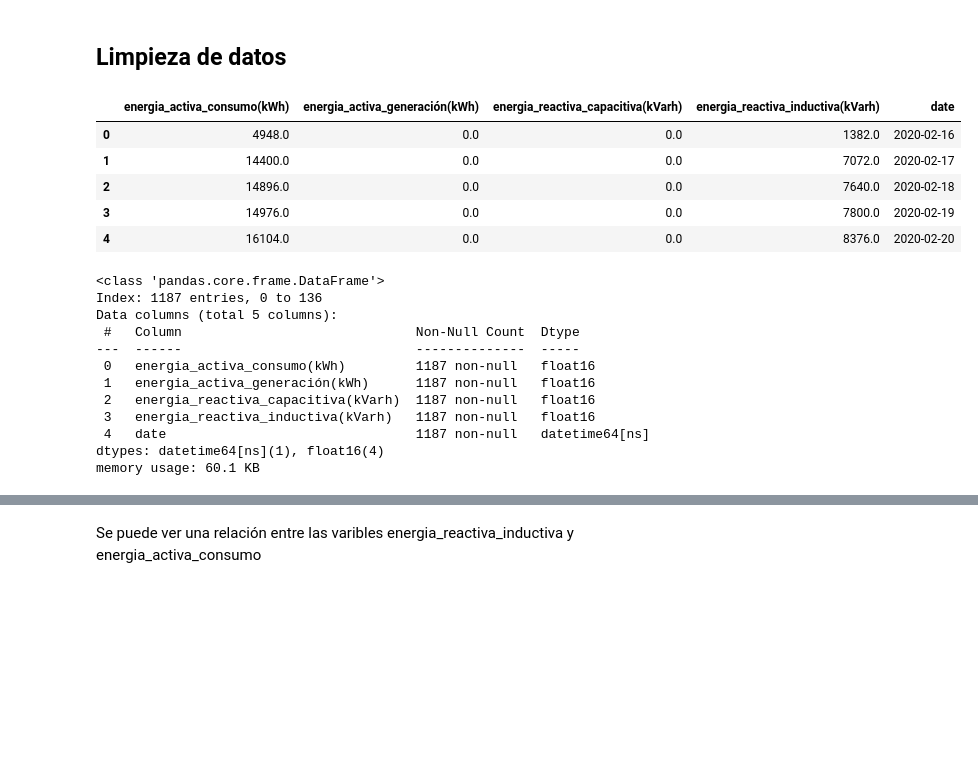
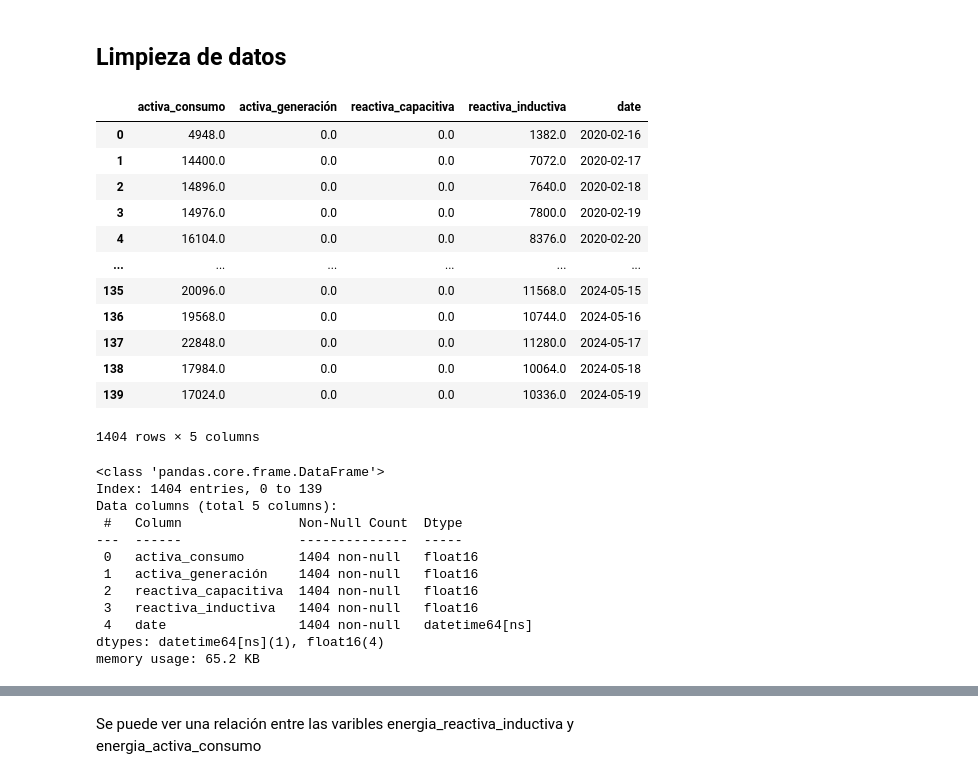
Before and after one commit to Causil/especializacion, a Jupyter notebook: monografia/momentos_evaluativos/Momento 3/ME03-G10-[1038129159]-[98761437].ipynb, the cells around one changed output, grey strips where cells are left out. Saved outputs shown, nothing was run; the diff lists cells and outputs as text; code cells hidden in the pictures; blank space fills up the shorter version.

```diff
--- a/monografia/momentos_evaluativos/Momento 3/ME03-G10-[1038129159]-[98761437].ipynb
+++ b/monografia/momentos_evaluativos/Momento 3/ME03-G10-[1038129159]-[98761437].ipynb
@@ -88,7 +88,8 @@ urls_epm = {
     'energia_activa_2020':'https://github.com/Causil/especializacion/raw/main/monografia/momentos_evaluativos/Momento%203/datos_originales/Energia%20Activa%202020.xlsx',
     'energia_activa_2021':'https://github.com/Causil/especializacion/raw/main/monografia/momentos_evaluativos/Momento%203/datos_originales/Energia%20activa%202021.xlsx',
     'energia_activa_2022':'https://github.com/Causil/especializacion/raw/main/monografia/momentos_evaluativos/Momento%203/datos_originales/Energia%20activa%202022.xlsx',
-    'energia_activa_2023':'https://github.com/Causil/especializacion/raw/main/monografia/momentos_evaluativos/Momento%203/datos_originales/Energ%C3%ADa%20Activa%202023.xlsx'
+    'energia_activa_2023':'https://github.com/Causil/especializacion/raw/main/monografia/momentos_evaluativos/Momento%203/datos_originales/Energ%C3%ADa%20Activa%202023.xlsx',
+    'energia_activa_2024':'https://github.com/Causil/especializacion/raw/main/monografia/momentos_evaluativos/Momento%203/datos_originales/Energ%C3%ADa%20Activa%202024.xlsx'
 }
 
 urls_sensores = {
@@ -122,45 +123,53 @@ pd.read_excel('https://github.com/Causil/especializacion/raw/main/monografia/mom
 energia_activa_2020 = limpieza_datos(urls_epm["energia_activa_2020"], 336, 109)
 energia_activa_2021 = limpieza_datos(urls_epm["energia_activa_2021"], 381, 109)
 energia_activa_2022 = limpieza_datos(urls_epm["energia_activa_2022"], 381, 109)
-energia_activa_2023 = limpieza_datos_2023(urls_epm["energia_activa_2023"], 160, 109)
+energia_activa_2023 = limpieza_datos(urls_epm["energia_activa_2023"], 231, 109)
+energia_activa_2024 = limpieza_datos(urls_epm["energia_activa_2024"], 157, 109)
 # %%
 # Agrupamos y sumamos la información para que quede por días
-df_reactiva_epm = pd.concat([energia_activa_2020, energia_activa_2021, energia_activa_2022, energia_activa_2023]).T.groupby(level=0).sum().T
-df_reactiva_epm.columns = ["energia_activa_consumo(kWh)", "energia_activa_generación(kWh)", "energia_reactiva_capacitiva(kVarh)", "energia_reactiva_inductiva(kVarh)", "date"]
+df_reactiva_epm = pd.concat([energia_activa_2020, energia_activa_2021, energia_activa_2022, energia_activa_2023, energia_activa_2024]).T.groupby(level=0).sum().T
+df_reactiva_epm.columns = ["activa_consumo", "activa_generación", "reactiva_capacitiva", "reactiva_inductiva", "date"]
 # %%
 #Cambiando los tipos de datos a sus datos correspondientes
 df_reactiva_epm['date'] = pd.to_datetime(df_reactiva_epm['date'], format='%d/%m/%Y')
 type_datos = {
-    'energia_activa_consumo(kWh)': 'float16',
-    'energia_activa_generación(kWh)': 'float16',
-    'energia_reactiva_capacitiva(kVarh)': 'float16',
-    'energia_reactiva_inductiva(kVarh)': 'float16'
+    'activa_consumo': 'float16',
+    'activa_generación': 'float16',
+    'reactiva_capacitiva': 'float16',
+    'reactiva_inductiva': 'float16'
 }
 df_reactiva_epm = df_reactiva_epm.astype(type_datos)
 # %%
-df_reactiva_epm.head()
+df_reactiva_epm
 # %% [output]
-|  | energia_activa_consumo(kWh) | energia_activa_generación(kWh) | energia_reactiva_capacitiva(kVarh) | energia_reactiva_inductiva(kVarh) | date |
+|  | activa_consumo | activa_generación | reactiva_capacitiva | reactiva_inductiva | date |
 | 0 | 4948.0 | 0.0 | 0.0 | 1382.0 | 2020-02-16 |
 | 1 | 14400.0 | 0.0 | 0.0 | 7072.0 | 2020-02-17 |
 | 2 | 14896.0 | 0.0 | 0.0 | 7640.0 | 2020-02-18 |
 | 3 | 14976.0 | 0.0 | 0.0 | 7800.0 | 2020-02-19 |
 | 4 | 16104.0 | 0.0 | 0.0 | 8376.0 | 2020-02-20 |
+| ... | ... | ... | ... | ... | ... |
+| 135 | 20096.0 | 0.0 | 0.0 | 11568.0 | 2024-05-15 |
+| 136 | 19568.0 | 0.0 | 0.0 | 10744.0 | 2024-05-16 |
+| 137 | 22848.0 | 0.0 | 0.0 | 11280.0 | 2024-05-17 |
+| 138 | 17984.0 | 0.0 | 0.0 | 10064.0 | 2024-05-18 |
+| 139 | 17024.0 | 0.0 | 0.0 | 10336.0 | 2024-05-19 |
+1404 rows × 5 columns
 # %%
 df_reactiva_epm.info()
 # %% [output]
 <class 'pandas.core.frame.DataFrame'>
-Index: 1187 entries, 0 to 136
+Index: 1404 entries, 0 to 139
 Data columns (total 5 columns):
- #   Column                              Non-Null Count  Dtype
----  ------                              --------------  -----
- 0   energia_activa_consumo(kWh)         1187 non-null   float16
- 1   energia_activa_generación(kWh)      1187 non-null   float16
- 2   energia_reactiva_capacitiva(kVarh)  1187 non-null   float16
- 3   energia_reactiva_inductiva(kVarh)   1187 non-null   float16
- 4   date                                1187 non-null   datetime64[ns]
+ #   Column               Non-Null Count  Dtype
+---  ------               --------------  -----
+ 0   activa_consumo       1404 non-null   float16
+ 1   activa_generación    1404 non-null   float16
+ 2   reactiva_capacitiva  1404 non-null   float16
+ 3   reactiva_inductiva   1404 non-null   float16
+ 4   date                 1404 non-null   datetime64[ns]
 dtypes: datetime64[ns](1), float16(4)
-memory usage: 60.1 KB
+memory usage: 65.2 KB
 # %%
 # Cargamos los datos de los sensores
 df_iot_calderas = pd.read_csv(urls_sensores['iot_calderas'], sep=',')
```
Also changed, not shown: parts of 8 cells of this notebook, 2 other files.
